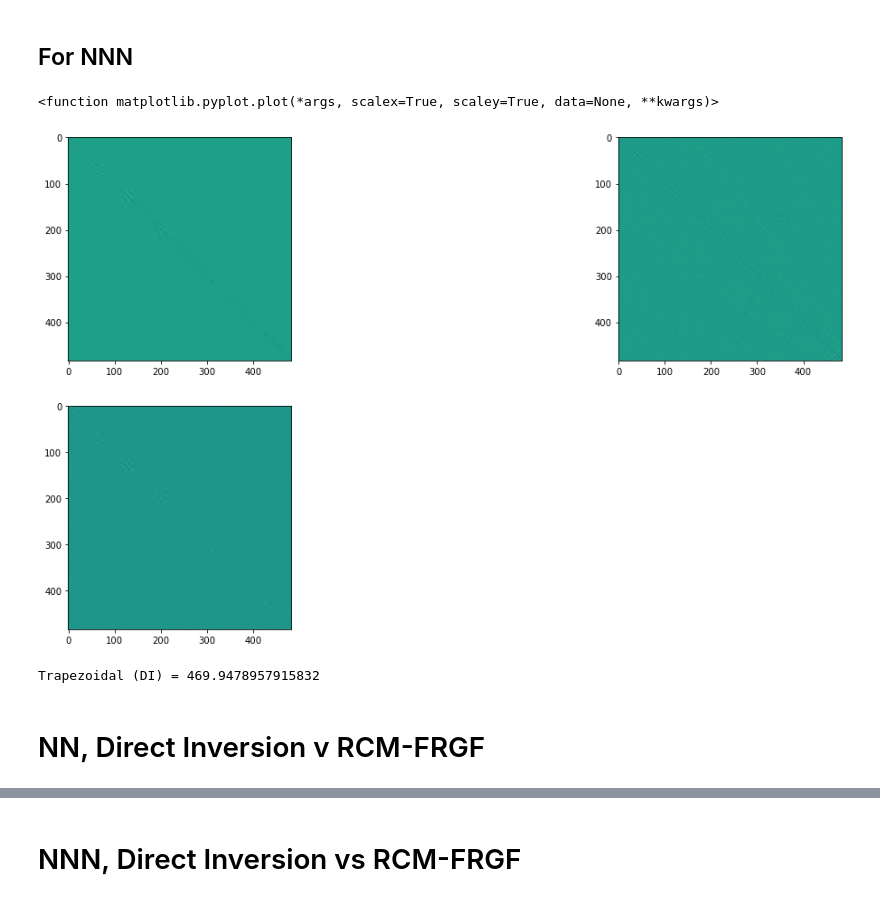
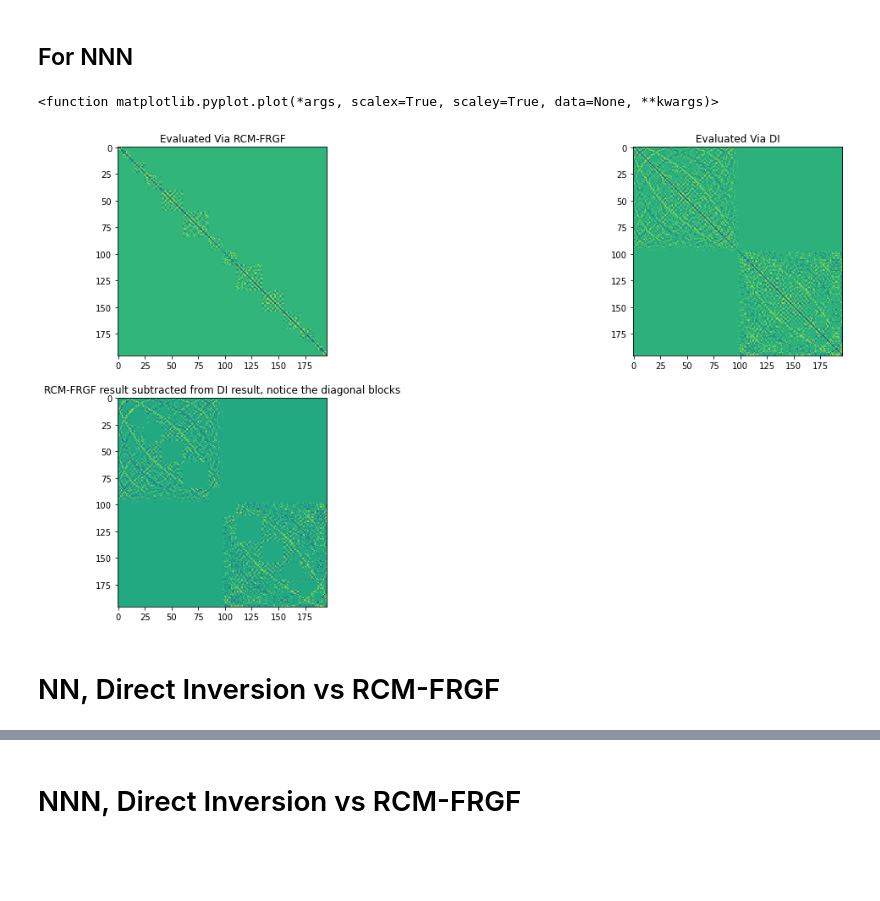
Before and after one commit to karakashdeep/many-few-body-model-simulations, a Jupyter notebook: plotter.ipynb, the cells around one changed output, grey strips where cells are left out. Cells and saved outputs as stored; diff of their text form; code cells hidden in the pictures; blank space fills up the shorter version.

```diff
--- a/plotter.ipynb
+++ b/plotter.ipynb
@@ -225,46 +227,45 @@ plt.plot
 # %% [markdown]
 ## For NNN
 # %%
+rcm_arr2 =wolfram_rcm(arr2)
 M_tri = block_partition(rcm_arr2)
 
     #k=0
     #print(np.shape(G_0(k+1)),np.shape(l_tau(k)),np.shape(G_0(k)),np.shape(u_tau(k)))
 
 
 gf = recursive_G_F(M_tri,0)
 
 '''
 print("-----------")
 print("G_F_(N+1,N+1)",np.imag(gf_list[len(gf_list)-1]))
 print(len(gf_list))
 print("G_N_(N+1,N+1)",np.imag(np.linalg.inv(np.identity(np.shape(arr1)[0])*(0+0.1j) - rcm_arr1))[np.shape(arr1)[0]-1,np.shape(arr1)[0]-1])
 '''
 #print("G_N_calculated",gf_list[1][2][3,4])
 
 #print(np.shape(total_G_N))
 
 
 #print("From total GF:",np.linalg.inv(np.identity(np.shape(arr1)[0])*(0+0.1j) - rcm_arr2)[3,4])
 #print("G_N_(N+1,N+1)",np.linalg.inv(np.identity(np.shape(arr1)[0])*(0+0.1j) - rcm_arr2)[np.shape(arr2)[0]-1,np.shape(arr2)[0]-1])
 plt.subplot(2,2,1)
 plt.imshow(np.imag(gf))
+plt.title("Evaluated Via RCM-FRGF")
 
 plt.subplot(2,2,2)
 plt.imshow(np.imag(np.linalg.inv(np.identity(np.shape(arr2)[0])*(0+0.1j) - rcm_arr2)))
+plt.title("Evaluated Via DI")
 
 plt.subplot(2,2,3)
 plt.imshow(np.imag(np.linalg.inv(np.identity(np.shape(arr2)[0])*(0+0.1j) - rcm_arr2))-np.imag(gf))
-
+plt.title("RCM-FRGF result subtracted from DI result, notice the diagonal blocks")
 plt.plot
 # %% [output]
 <function matplotlib.pyplot.plot(*args, scalex=True, scaley=True, data=None, **kwargs)>
-[figure, old version]
+[figure, new version]
-# %%
-p = spec_plotter_custom(rcm_arr1, plot=False)
-# %% [output]
-Trapezoidal (DI) = 469.9478957915832
 # %% [markdown]
-# NN, Direct Inversion v RCM-FRGF
+# NN, Direct Inversion vs RCM-FRGF
 # %%
 p = spec_plotter_custom(rcm_arr1, plot=False)
 plt.plot(p[0],p[1],".b") # in orange line
```
Also changed, not shown: parts of 13 cells of this notebook.
